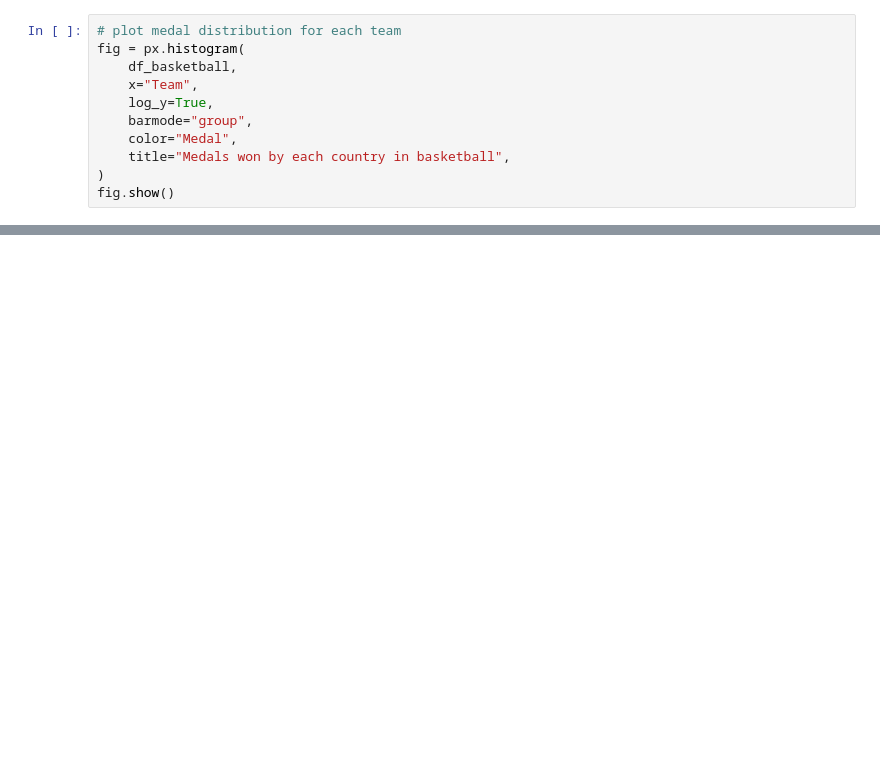
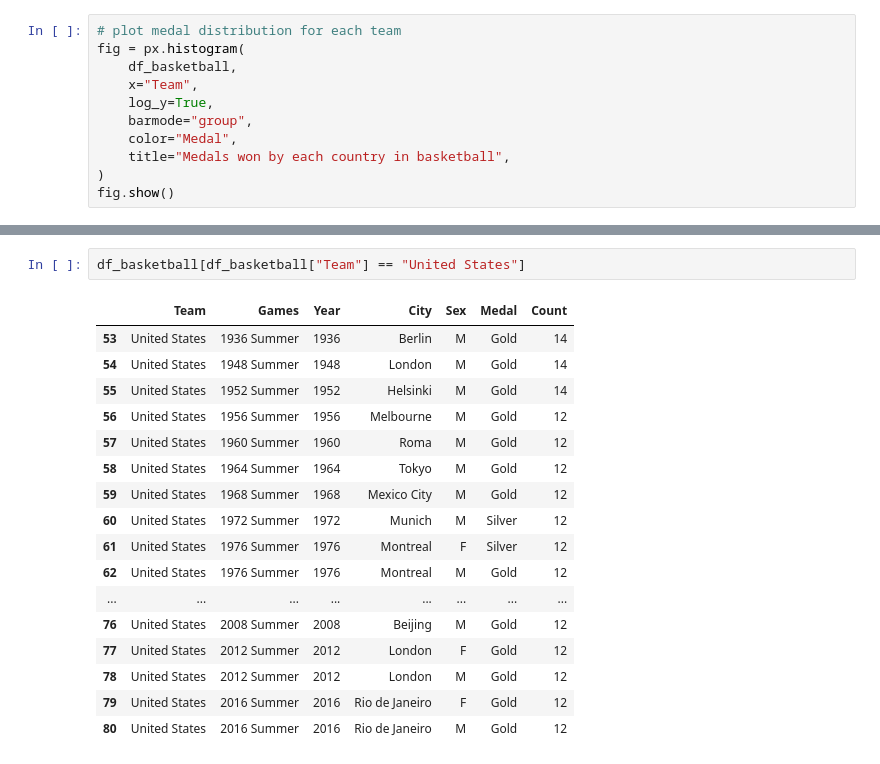
Before and after one commit to Andreas-Svensson/Databehandling-Project, a Jupyter notebook: upp_2.ipynb, the cells around one changed output, grey strips where cells are left out. Cells and saved outputs as stored; diff of their text form; blank space fills up the shorter version.

```diff
--- a/upp_2.ipynb
+++ b/upp_2.ipynb
@@ -433,0 +360,20 @@ df_basketball.head(60)
+# %%
+df_basketball[df_basketball["Team"] == "United States"]
+# %% [output]
+|  | Team | Games | Year | City | Sex | Medal | Count |
+| 53 | United States | 1936 Summer | 1936 | Berlin | M | Gold | 14 |
+| 54 | United States | 1948 Summer | 1948 | London | M | Gold | 14 |
+| 55 | United States | 1952 Summer | 1952 | Helsinki | M | Gold | 14 |
+| 56 | United States | 1956 Summer | 1956 | Melbourne | M | Gold | 12 |
+| 57 | United States | 1960 Summer | 1960 | Roma | M | Gold | 12 |
+| 58 | United States | 1964 Summer | 1964 | Tokyo | M | Gold | 12 |
+| 59 | United States | 1968 Summer | 1968 | Mexico City | M | Gold | 12 |
+| 60 | United States | 1972 Summer | 1972 | Munich | M | Silver | 12 |
+| 61 | United States | 1976 Summer | 1976 | Montreal | F | Silver | 12 |
+| 62 | United States | 1976 Summer | 1976 | Montreal | M | Gold | 12 |
+| ... | ... | ... | ... | ... | ... | ... | ... |
+| 76 | United States | 2008 Summer | 2008 | Beijing | M | Gold | 12 |
+| 77 | United States | 2012 Summer | 2012 | London | F | Gold | 12 |
+| 78 | United States | 2012 Summer | 2012 | London | M | Gold | 12 |
+| 79 | United States | 2016 Summer | 2016 | Rio de Janeiro | F | Gold | 12 |
+| 80 | United States | 2016 Summer | 2016 | Rio de Janeiro | M | Gold | 12 |
```
Also changed, not shown: parts of 24 cells of this notebook, 1 other file.
